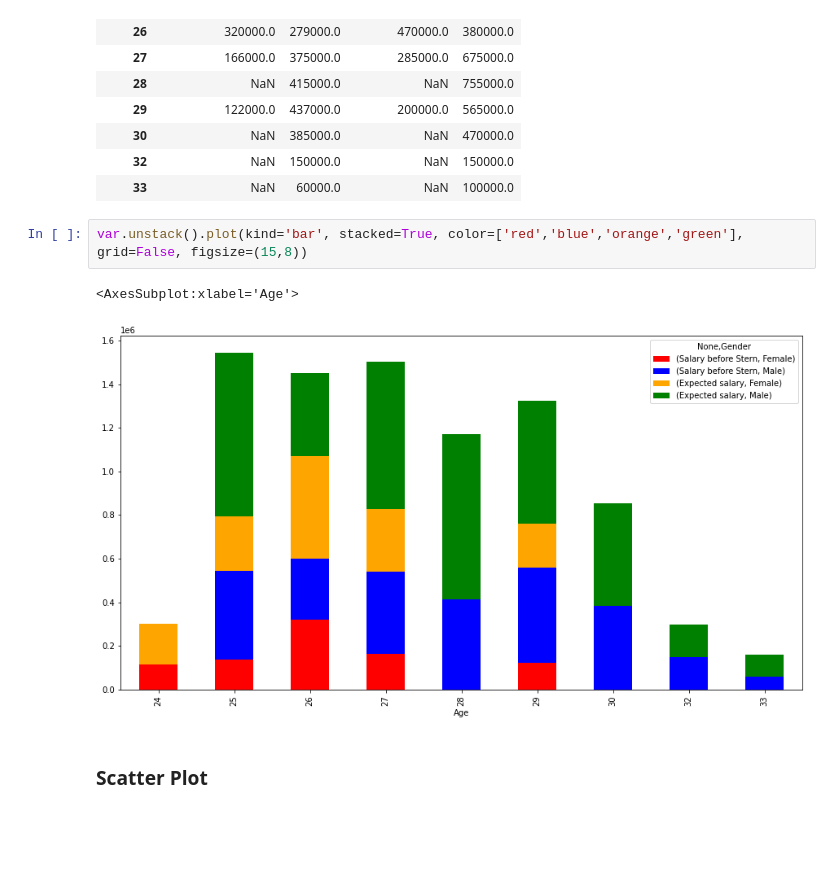
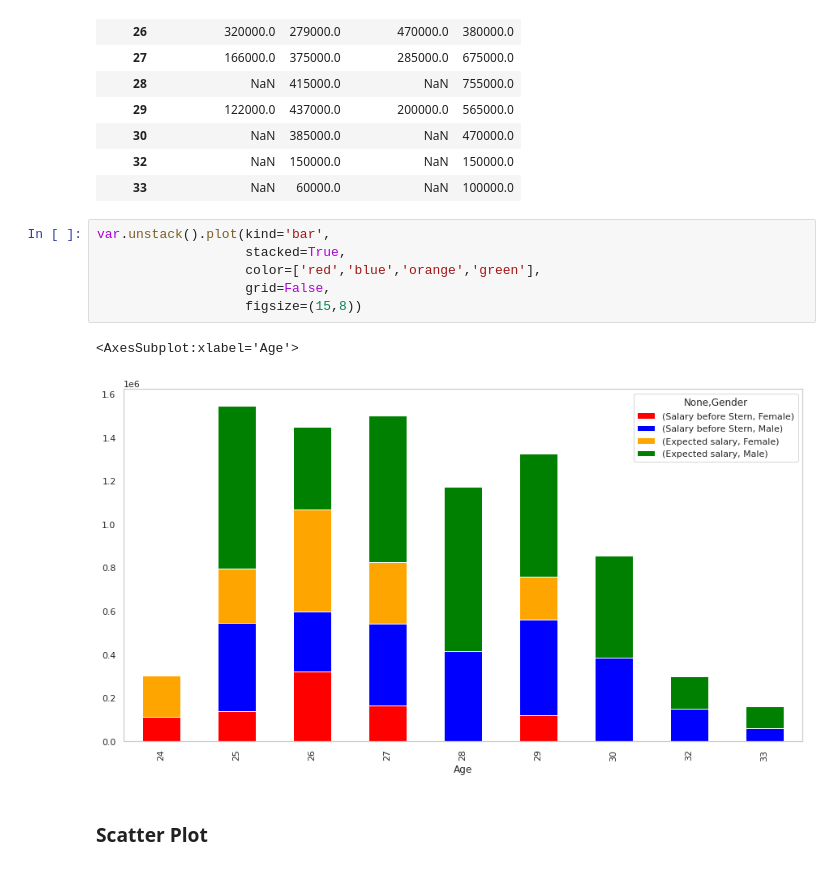
Before and after one commit to rsouza/Python_Course, a Jupyter notebook: Notebooks/16_Pandas_Descriptive_statistic.ipynb, the cells around one changed output. Saved outputs shown, nothing was run; the diff lists cells and outputs as text; blank space fills up the shorter version.

```diff
--- a/Notebooks/16_Pandas_Descriptive_statistic.ipynb
+++ b/Notebooks/16_Pandas_Descriptive_statistic.ipynb
@@ -202,10 +227,14 @@ var.unstack()
 | 32 | NaN | 150000.0 | NaN | 150000.0 |
 | 33 | NaN | 60000.0 | NaN | 100000.0 |
 # %%
-var.unstack().plot(kind='bar', stacked=True, color=['red','blue','orange','green'], grid=False, figsize=(15,8))
+var.unstack().plot(kind='bar',
+                   stacked=True,
+                   color=['red','blue','orange','green'],
+                   grid=False,
+                   figsize=(15,8))
 # %% [output]
 <AxesSubplot:xlabel='Age'>
-[figure, old version]
+[figure, new version]
 # %% [markdown]
 ### Scatter Plot
 # %%
```
Also changed, not shown: parts of 11 cells of this notebook.
